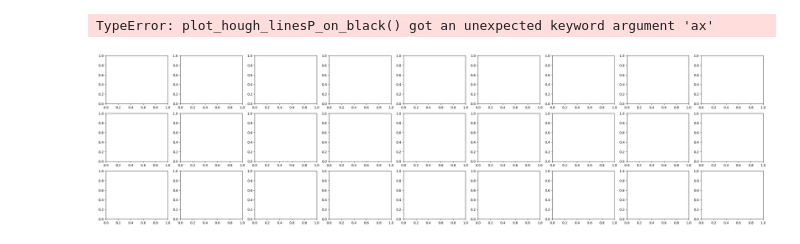
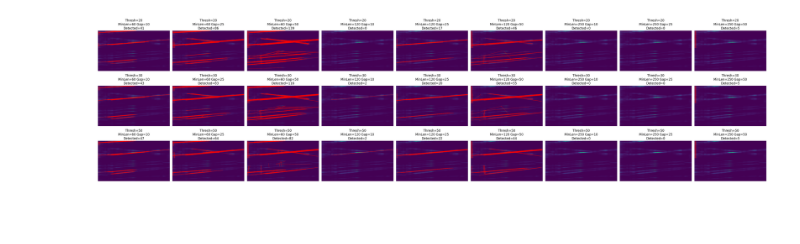
Before and after one commit to csuchorski/object_detection_DAS, a Jupyter notebook: notebook.ipynb, the cells around one changed output. Drawn from its saved outputs; the diff is of its cells as text; code cells hidden in the pictures; blank space fills up the shorter version.

```diff
--- a/notebook.ipynb
+++ b/notebook.ipynb
@@ -182,7 +182,7 @@ def filter_df_band(df, low, high, dt, order=4):
 col_id = 25
 
 # bands = [(40, 60), (75, 90), (100, 110),(160, 190)]
-bands=[(80, 120),(160, 190), (198,215)]
+bands=[(10, 15),(40, 60),(80,95) ,(100,120),(160, 180), (198,215)]
 # base_df -= base_df.mean()
 # base_df = np.abs(base_df)
 filtered_df = filter_df_combine_bands(base_df, bands, dt)
@@ -204,12 +204,12 @@ def preprocess_df(df: pd.DataFrame) -> pd.DataFrame:
     # df = df.resample('0.16S').mean()
 
     data = df.to_numpy(dtype=np.float32)
-    data = (data - data.mean()) / data.std()
+    # data = (data - data.mean()) / data.std()
     data = cv2.normalize(data, None, 0, 255, cv2.NORM_MINMAX).astype(np.uint8)
-    data = cv2.equalizeHist(data)
+    # data = cv2.equalizeHist(data)
     # clahe = cv2.createCLAHE(clipLimit=30.0, tileGridSize=(8,8))
     # data = clahe.apply(data)
-    data = cv2.bilateralFilter(data, 9, 75, 75) #https://docs.opencv.org/4.x/d4/d13/tutorial_py_filtering.html
+    # data = cv2.bilateralFilter(data, 9, 75, 75) #https://docs.opencv.org/4.x/d4/d13/tutorial_py_filtering.html
     # data = cv2.GaussianBlur(data,(5,5),cv2.BORDER_DEFAULT)
     new_shape = (750,200)
     start = df.index[0]
@@ -225,23 +225,25 @@ def find_edges_canny(df: pd.DataFrame, threshold1:float, threshold2:float) -> pd
     data = df.to_numpy(dtype=np.uint8)
     _, edges = cv2.threshold(data, thresh=15, maxval=255, type=cv2.THRESH_BINARY)
     # edges = cv2.Canny(data, threshold1,threshold2, None)
-    edges = cv2.morphologyEx(edges, cv2.MORPH_CLOSE, np.ones((5,5), np.uint8))
     # edges = cv2.morphologyEx(edges, cv2.MORPH_CLOSE, np.ones((5,5), np.uint8))
-    edges = cv2.morphologyEx(edges, cv2.MORPH_OPEN, np.ones((5,5), np.uint8))
+    # edges = cv2.morphologyEx(edges, cv2.MORPH_CLOSE, np.ones((5,5), np.uint8))
+    # edges = cv2.morphologyEx(edges, cv2.MORPH_OPEN, np.ones((5,5), np.uint8))
     return edges
 
-def plot_hough_linesP_on_black(img,lines, title=""):
-    plt.figure(figsize=(12, 8))
-    plt.imshow(img, cmap='viridis', aspect='auto')
+def plot_hough_linesP_on_black(img, lines, title="", ax=None):
+    # If ax is None, create a new figure and axis (for standalone use)
+    if ax is None:
+        plt.figure(figsize=(12, 8))
+        ax = plt.gca()
+
+    ax.imshow(img, cmap='viridis', aspect='auto')
     if lines is not None:
         for line in lines:
             x1, y1, x2, y2 = line
-            plt.plot([x1, x2], [y1, y2], color='r', linewidth=0.5)
+            ax.plot([x1, x2], [y1, y2], color='r', linewidth=0.5)
 
-    plt.title(title)
-    plt.axis('off')
-    plt.show()
-
+    ax.set_title(title)
+    ax.axis('off')
 base_df -= base_df.mean()
 base_df = np.abs(base_df)
 
@@ -432,6 +436,6 @@ plot_hough_linesP_on_black(pp_dfs[1].to_numpy(),extended_lines, "Filtered lines"
 # %%
 def compare_hough_parameters(
-    edges, image_shape,
+    edges,
     thresholds=[20, 30, 50],
     min_lengths=[60, 120, 250],
     max_gaps=[10, 25, 50]
@@ -452,15 +456,16 @@ def compare_hough_parameters(
                     maxLineGap=max_gap
                 )
                 title = f"Thresh={threshold}\nMinLen={min_len} Gap={max_gap}\nDetected={len(lines) if lines is not None else 0}"
-                plot_hough_linesP_on_black(lines, image_shape, ax=axes[i, idx], title=title)
+                ax = axes[i, idx]
                 idx += 1
+
+                plot_hough_linesP_on_black(pp_dfs[1], lines.reshape(-1, 4) if lines is not None else lines, title=title, ax=ax)
     plt.tight_layout()
     plt.show()
 # %%
-compare_hough_parameters(edges, edges.shape)
+compare_hough_parameters(edges)
 # %% [output]
-TypeError: plot_hough_linesP_on_black() got an unexpected keyword argument 'ax'
-[figure, old version]
+[figure, new version]
 # %%
 #https://stackoverflow.com/questions/71425968/remove-horizontal-lines-with-open-cv possibly interesting
 # https://docs.opencv.org/3.2.0/d1/dee/tutorial_moprh_lines_detection.html
```
Also changed, not shown: parts of 8 cells of this notebook.
